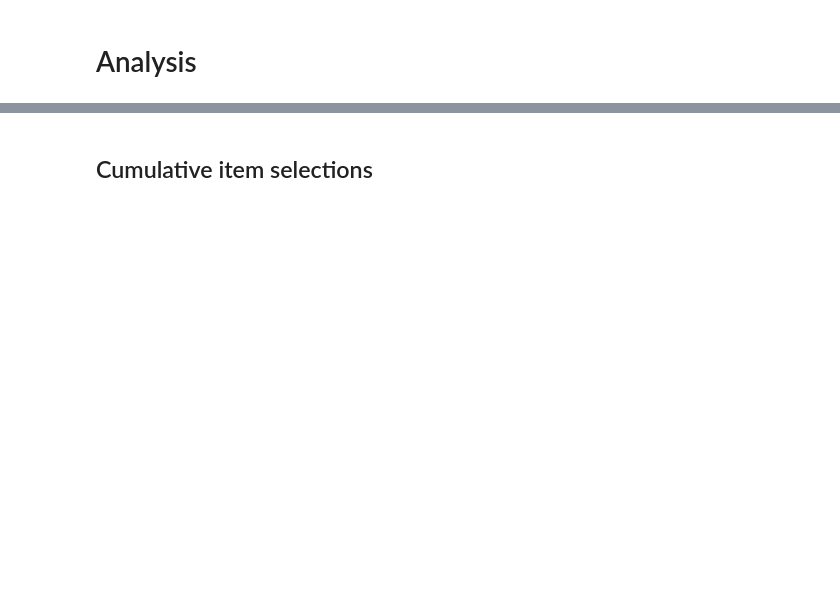
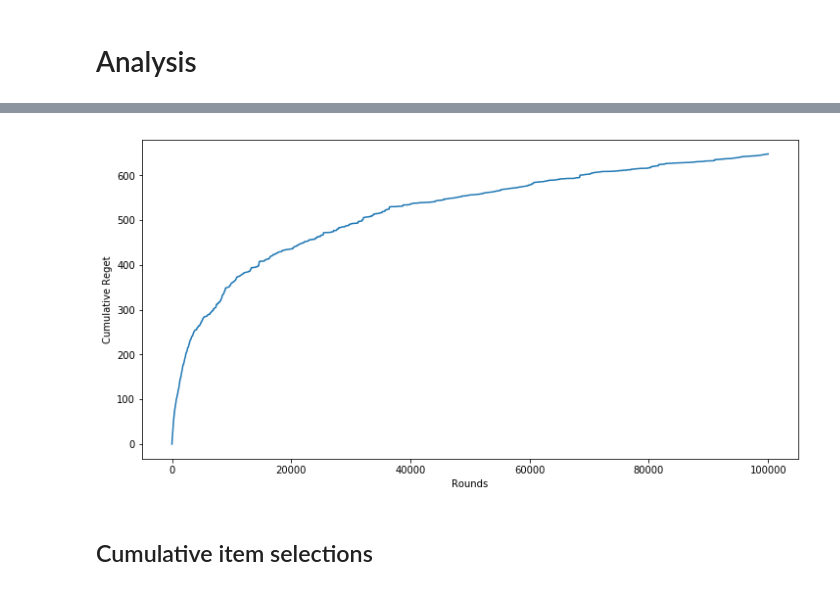
Before and after one commit to AmineDiro/CascadeBandit, a Jupyter notebook: CascadeBandit-UCB.ipynb, the cells around one changed output, grey strips where cells are left out. Cells and saved outputs as stored; diff of their text form; code cells hidden in the pictures; blank space fills up the shorter version.

```diff
--- a/CascadeBandit-UCB.ipynb
+++ b/CascadeBandit-UCB.ipynb
@@ -82,3 +51,11 @@ plt.plot(cascade_model.regrets)
+# %%
+plt.figure(figsize=(12, 6))
+plt.plot(np.cumsum(regrets))
+plt.ylabel("Cumulative Reget")
+plt.xlabel("Rounds")
+plt.show()
+# %% [output]
+[figure, added]
 # %% [markdown]
 ## Cumulative item selections
 # %%
```
Also changed, not shown: parts of 13 cells of this notebook, 2 other files.
